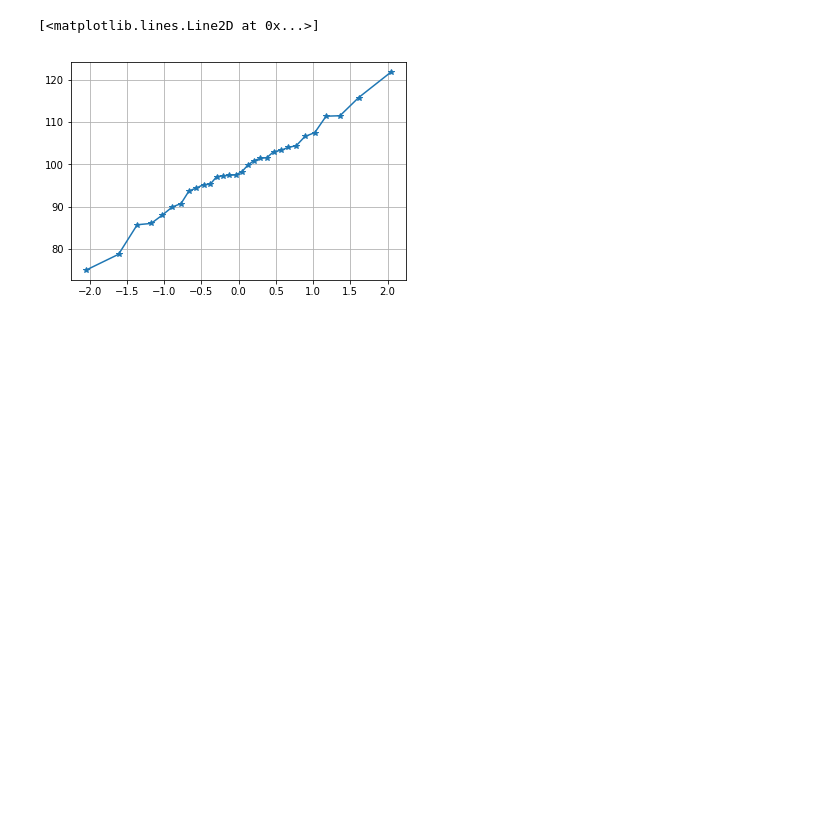
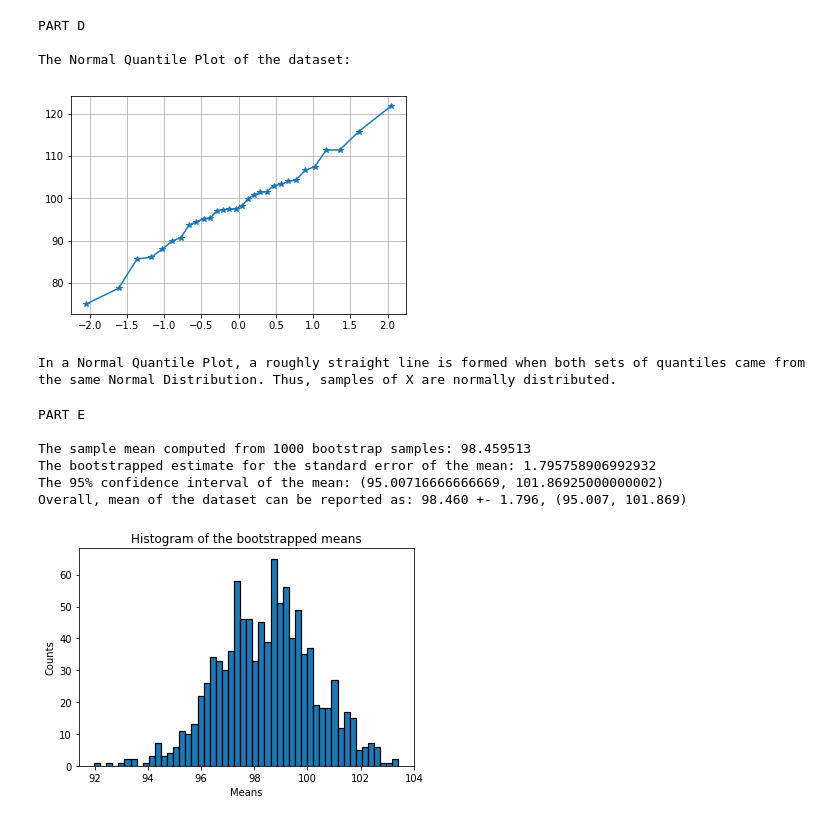
Before and after one commit to efeacer/Bilkent_EEE482_Assignments, a Jupyter notebook: Homework1_EA/Question2.ipynb, the cells around one changed output. Cells and saved outputs as stored; diff of their text form; code cells hidden in the pictures; blank space fills up the shorter version.

```diff
--- a/Homework1_EA/Question2.ipynb
+++ b/Homework1_EA/Question2.ipynb
@@ -58,33 +72,104 @@ hist_12bins = plt.hist(x_data, bins=num_bins[2], range=x_range,
 # %%
+# PART D
+print('PART D\n')
+
+plt.figure(figure_num)
+figure_num += 1
+
+# Python equivalent of the Matlab Normal Quantile Plot code given in the assignment
 y = np.sort(x_data)
 n = np.size(x_data)
 f = (np.arange(1, n + 1) - 3/ 8) / (n + 1 / 4)
 q = 4.91 * (f ** 0.14 - (1 - f) ** 0.14)
 plt.grid()
 plt.plot(q, y, '*-')
+
+print('The Normal Quantile Plot of the dataset:')
+plt.show(block=False)
+print('In a Normal Quantile Plot, a roughly straight line is formed ' +
+      'when both sets of quantiles came from the same Normal ' +
+      'Distribution. Thus, samples of X are normally distributed.\n')
 # %% [output]
-[<matplotlib.lines.Line2D at 0x...>]
+PART D
+
+The Normal Quantile Plot of the dataset:
 [figure]
+In a Normal Quantile Plot, a roughly straight line is formed when both sets of quantiles came from the same Normal Distribution. Thus, samples of X are normally distributed.
 # %%
+# PART E
+print('PART E\n')
+
+# Function to perform bootstrap resampling
 def bootstrap_resampling(data, bootstraps, stat_func):
     """
     Given the data, number of bootstrapping iterations and the statistic of
     interest; this function returns a list of statistics obtained from each
     bootstrapped sample of the original data.
     Args:
         data: The original data
         bootstraps: The number of bootstrapping iterations
         stat_func: The function to compute the statistic of interest
             (e.g.: np.mean, np.std, etc.)
     Returns:
         bootstrap_replicate: The mean of all bootstrap replicates
         standard_error: The standard error of the bootstrap replicate
         bootstrap_replicates: The list of statistics obtained from the
             bootstrapped samples
     """
     bootstrap_replicates = []
     sample_size = np.size(data)
     for _ in range(bootstraps):
         bootstrap_sample = np.random.choice(data, sample_size, replace=True)
         bootstrap_replicates.append(stat_func(bootstrap_sample))
     return np.mean(bootstrap_replicates), np.std(bootstrap_replicates), bootstrap_replicates
+
+# Function to compute the confidence interval of data samples
+def compute_confidence_interval(data, confidence):
+    """
+    Given the data and the confidence level, computes the confidence interval
+    of the data samples.
+    Args:
+        data: The given data
+        confidence: The confidence level, known as alpha (between 0 and 100)
+    Returns:
+        lower: The lowerbound of the confidence interval
+        upper: The upperbound of the confidence interval
+    """
+    sorted_data = np.sort(data)
+    lower = np.percentile(sorted_data, (100 - confidence) / 2)
+    upper = np.percentile(sorted_data, confidence + (100 - confidence) / 2)
+    return lower, upper
+
+# Performing the bootstrap sampling and computing the bootstrap replicate
+# of the mean together with its standard error
+bootstrap_mean, standard_error_mean, bootstrap_means = bootstrap_resampling(x_data,
+                                                                            1000, np.mean)
+print('The sample mean computed from %s bootstrap samples: %f' %
+      (1000, bootstrap_mean))
+print('The bootstrapped estimate for the standard error of the mean:',
+      standard_error_mean)
+
+# Computing the 95% confidence interval
+lower, upper = compute_confidence_interval(bootstrap_means, 95)
+confidence_interval = (lower, upper)
+print('The 95% confidence interval of the mean:', confidence_interval)
+
+print('Overall, mean of the dataset can be reported as: %.3f +- %.3f, (%.3f, %.3f)\n' %
+     (bootstrap_mean, standard_error_mean, lower, upper))
+
+# Plotting an histogram for the bootstrap distribution
+plt.figure(figure_num)
+figure_num += 1
+plt.title('Histogram of the bootstrapped means')
+plt.ylabel('Counts')
+plt.xlabel('Means')
+plt.hist(bootstrap_means, bins=50, edgecolor='black', linewidth=1.2)
+plt.show(block=False)
+# %% [output]
+PART E
+
+The sample mean computed from 1000 bootstrap samples: 98.459513
+The bootstrapped estimate for the standard error of the mean: 1.795758906992932
+The 95% confidence interval of the mean: (95.00716666666669, 101.86925000000002)
+Overall, mean of the dataset can be reported as: 98.460 +- 1.796, (95.007, 101.869)
+[figure, added]
```
Also changed, not shown: parts of 16 cells of this notebook, 2 other files.
